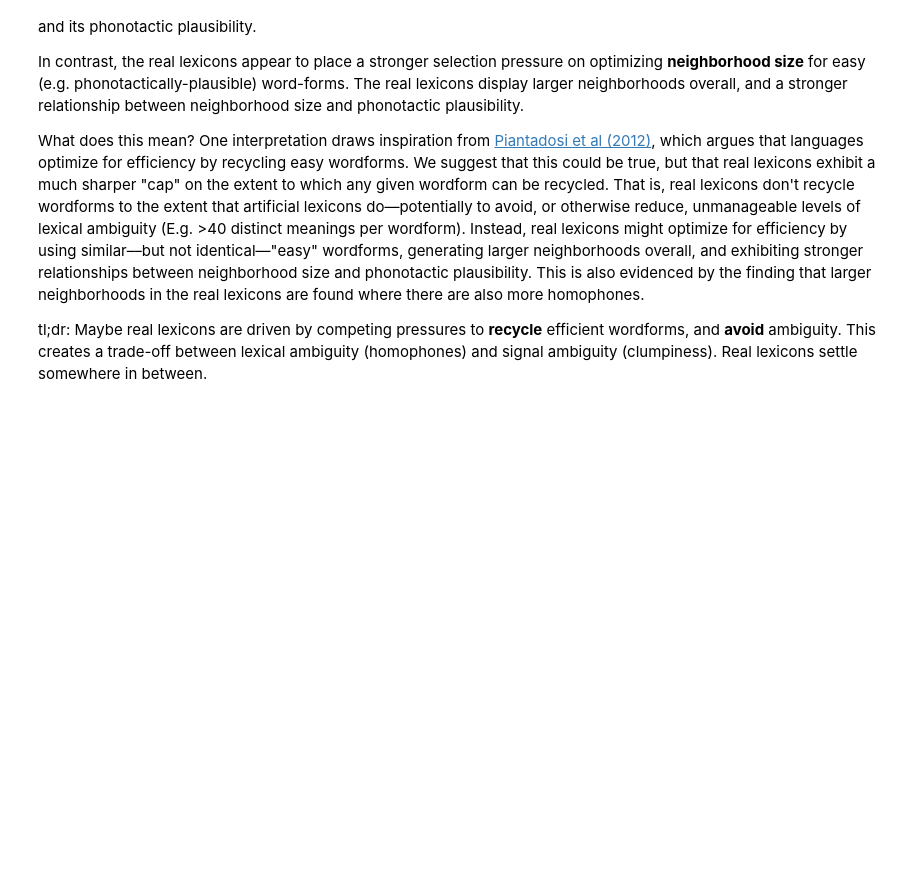
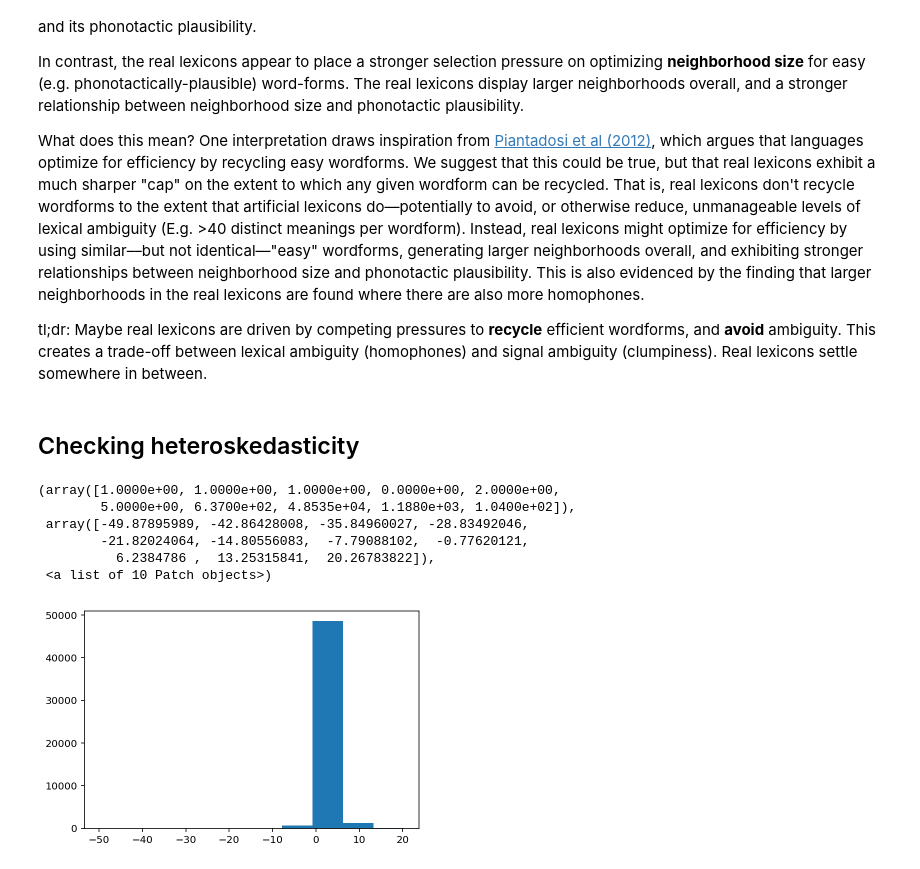
Before and after one commit to seantrott/homophone_simulations, a Jupyter notebook: minimal_pairs_analysis.ipynb, the cells around one changed output. Saved outputs shown, nothing was run; the diff lists cells and outputs as text; code cells hidden in the pictures; blank space fills up the shorter version.

Commit message:
modified to include neighborhood size with homophones

```diff
--- a/minimal_pairs_analysis.ipynb
+++ b/minimal_pairs_analysis.ipynb
@@ -570,3 +565,18 @@ In contrast, the real lexicons appear to place a stronger selection pressure on
 What does this mean? One interpretation draws inspiration from [Piantadosi et al (2012)](https://www.sciencedirect.com/science/article/pii/S0010027711002496), which argues that languages optimize for efficiency by recycling easy wordforms. We suggest that this could be true, but that real lexicons exhibit a much sharper "cap" on the extent to which any given wordform can be recycled. That is, real lexicons don't recycle wordforms to the extent that artificial lexicons do––potentially to avoid, or otherwise reduce, unmanageable levels of lexical ambiguity (E.g. >40 distinct meanings per wordform). Instead, real lexicons might optimize for efficiency by using similar––but not identical––"easy" wordforms, generating larger neighborhoods overall, and exhibiting stronger relationships between neighborhood size and phonotactic plausibility. This is also evidenced by the finding that larger neighborhoods in the real lexicons are found where there are also more homophones.
 
 tl;dr: Maybe real lexicons are driven by competing pressures to **recycle** efficient wordforms, and **avoid** ambiguity. This creates a trade-off between lexical ambiguity (homophones) and signal ambiguity (clumpiness). Real lexicons settle somewhere in between.
+# %% [markdown]
+## Checking heteroskedasticity
+# %%
+result_real = sm.poisson(formula="neighborhood_size ~ num_homophones",
+                data=df_celex_processed).fit(disp=0)
+# %%
+plt.hist(result_real.resid)
+# %% [output]
+(array([1.0000e+00, 1.0000e+00, 1.0000e+00, 0.0000e+00, 2.0000e+00,
+        5.0000e+00, 6.3700e+02, 4.8535e+04, 1.1880e+03, 1.0400e+02]),
+ array([-49.87895989, -42.86428008, -35.84960027, -28.83492046,
+        -21.82024064, -14.80556083,  -7.79088102,  -0.77620121,
+          6.2384786 ,  13.25315841,  20.26783822]),
+ <a list of 10 Patch objects>)
+[figure, added]
```
Also changed, not shown: parts of 9 cells of this notebook, 1 other file.
